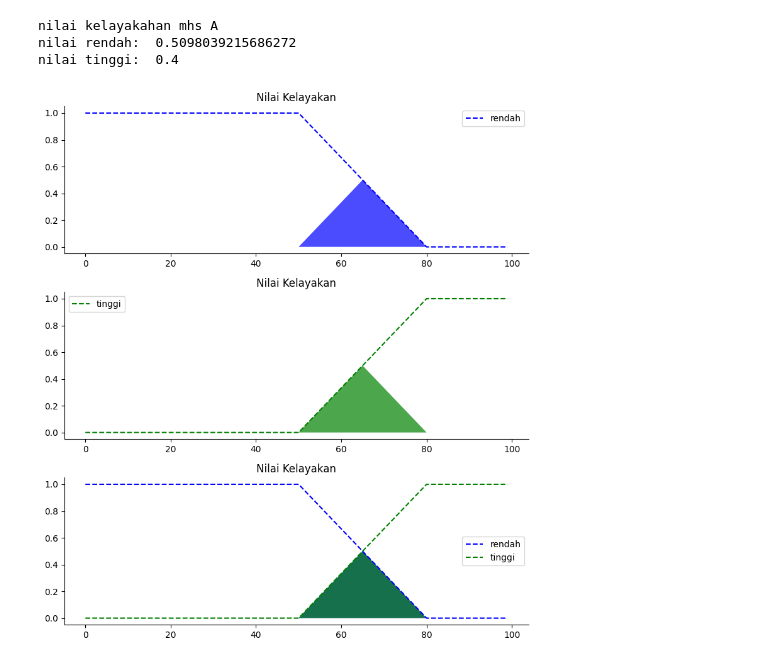
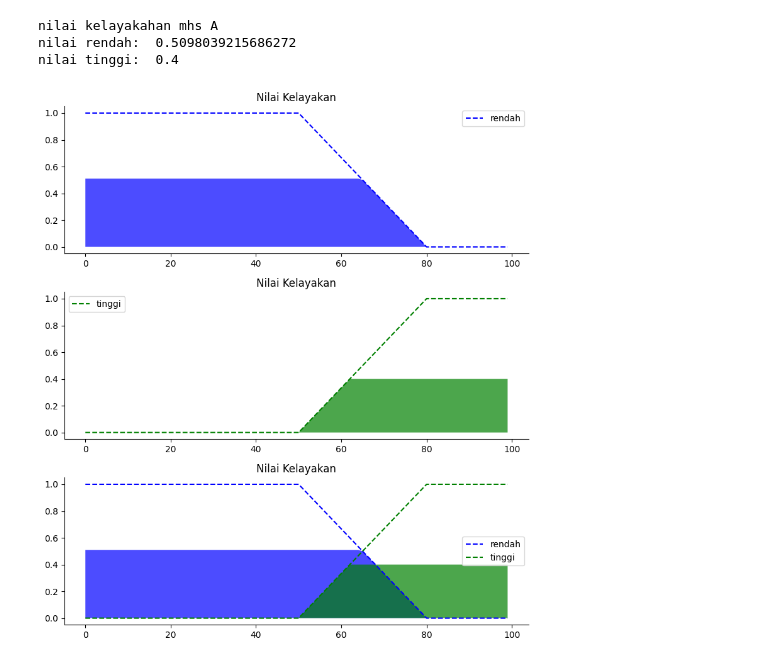
Before and after one commit to ImamAriadi2022/fuzzy, a Jupyter notebook: Coding Fuzzy Logic.ipynb, the cells around one changed output. Saved outputs shown, nothing was run; the diff lists cells and outputs as text; code cells hidden in the pictures.

Commit message:
debugging for  diagram arsir by imam ariadi

```diff
--- a/Coding Fuzzy Logic.ipynb
+++ b/Coding Fuzzy Logic.ipynb
@@ -142,7 +142,7 @@ nilai rendah:  0.5098039215686272
 nilai tinggi:  0.4
 # %%
 mhsA_nk_rendah = np.fmin(mhsA_nk_rendah, nk_rendah)
-mhsA_nk_rendah = np.fmin(mhsA_nk_rendah, nk_tinggi)
+mhsA_nk_tinggi = np.fmin(mhsA_nk_tinggi, nk_tinggi)
 
 
 #titik awal arsir
@@ -152,34 +152,34 @@ nkt = np.zeros_like(nk_tinggi)
 
 #visualisasi
 fig, (ax0, ax1, ax2) = plt.subplots(nrows=3, figsize= (8, 9))
 
 
 #x_k_rendah = np.arrange(0, 80 1)
 ax0.fill_between(x_nk, nkr, mhsA_nk_rendah, facecolor='b', alpha=0.7)
 ax0.plot(x_nk, nk_rendah, 'b', linewidth=1.5, linestyle= '--', label='rendah')
 ax0.set_title('Nilai Kelayakan')
 ax0.legend()
 
-ax1.fill_between(x_nk, nkr, mhsA_nk_rendah, facecolor='g', alpha=0.7)
+ax1.fill_between(x_nk, nkt, mhsA_nk_tinggi, facecolor='g', alpha=0.7)
 ax1.plot(x_nk, nk_tinggi, 'g', linewidth=1.5, linestyle= '--', label='tinggi')
 ax1.set_title('Nilai Kelayakan')
 ax1.legend()
 
-ax2.fill_between(x_nk, nkr, mhsA_nk_rendah, facecolor='b', alpha=0.7)
+ax2.fill_between(x_nk, nk0, mhsA_nk_rendah, facecolor='b', alpha=0.7)
 ax2.plot(x_nk, nk_rendah, 'b', linewidth=1.5, linestyle= '--', label='rendah')
-ax2.fill_between(x_nk, nkr, mhsA_nk_rendah, facecolor='g', alpha=0.7)
+ax2.fill_between(x_nk, nk0, mhsA_nk_tinggi, facecolor='g', alpha=0.7)
 ax2.plot(x_nk, nk_tinggi, 'g', linewidth=1.5, linestyle= '--', label='tinggi')
 ax2.set_title('Nilai Kelayakan')
 ax2.legend()
 
 
 #turn off top/right axes
 for ax in (ax0, ax1, ax2):
     ax.spines['top'].set_visible(False)
     ax.spines['right'].set_visible(False)
     ax.get_xaxis().tick_bottom()
     ax.get_yaxis().tick_left()
 
 plt.tight_layout()
 # %% [output]
-[figure, old version]
+[figure, new version]
```
